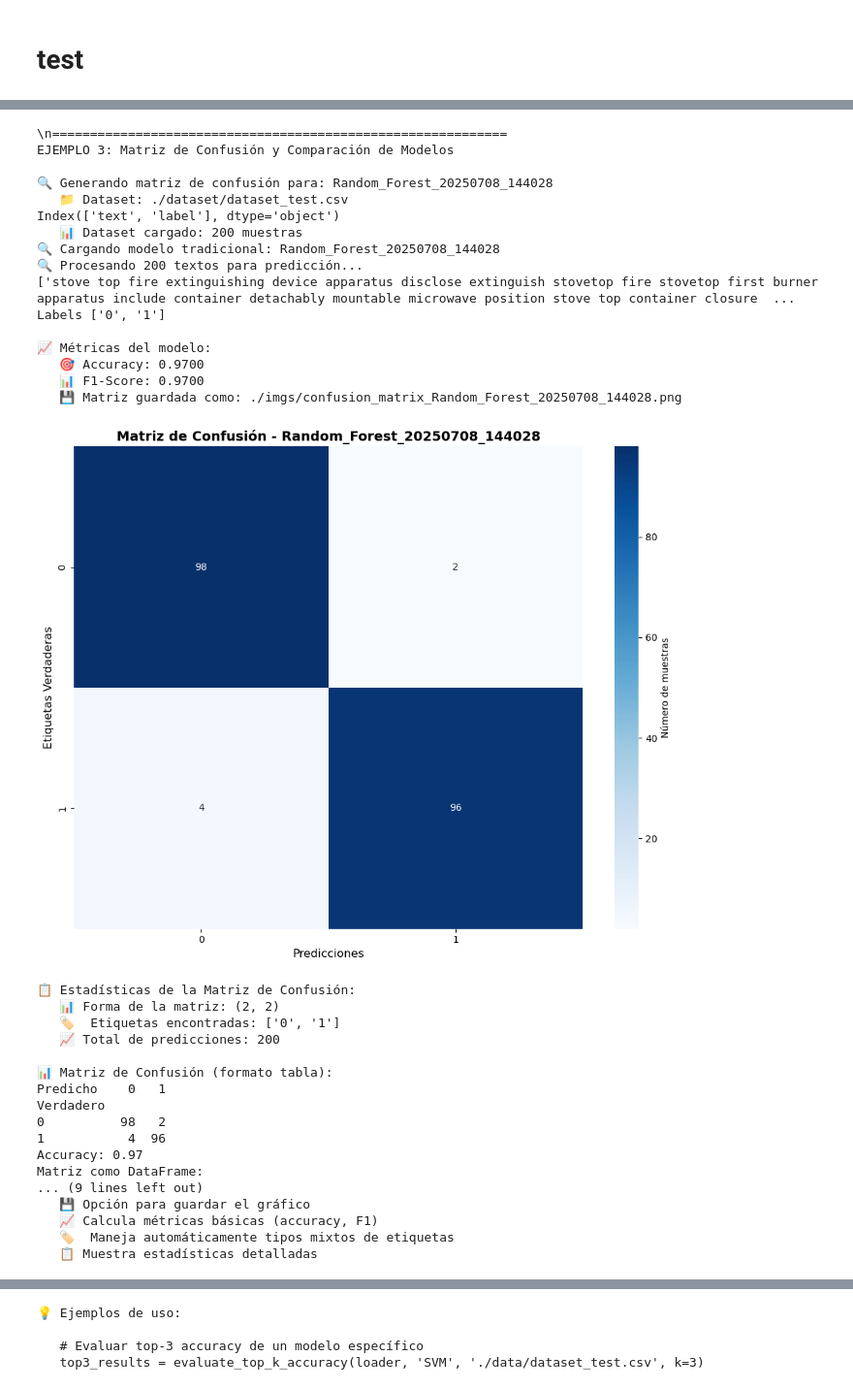
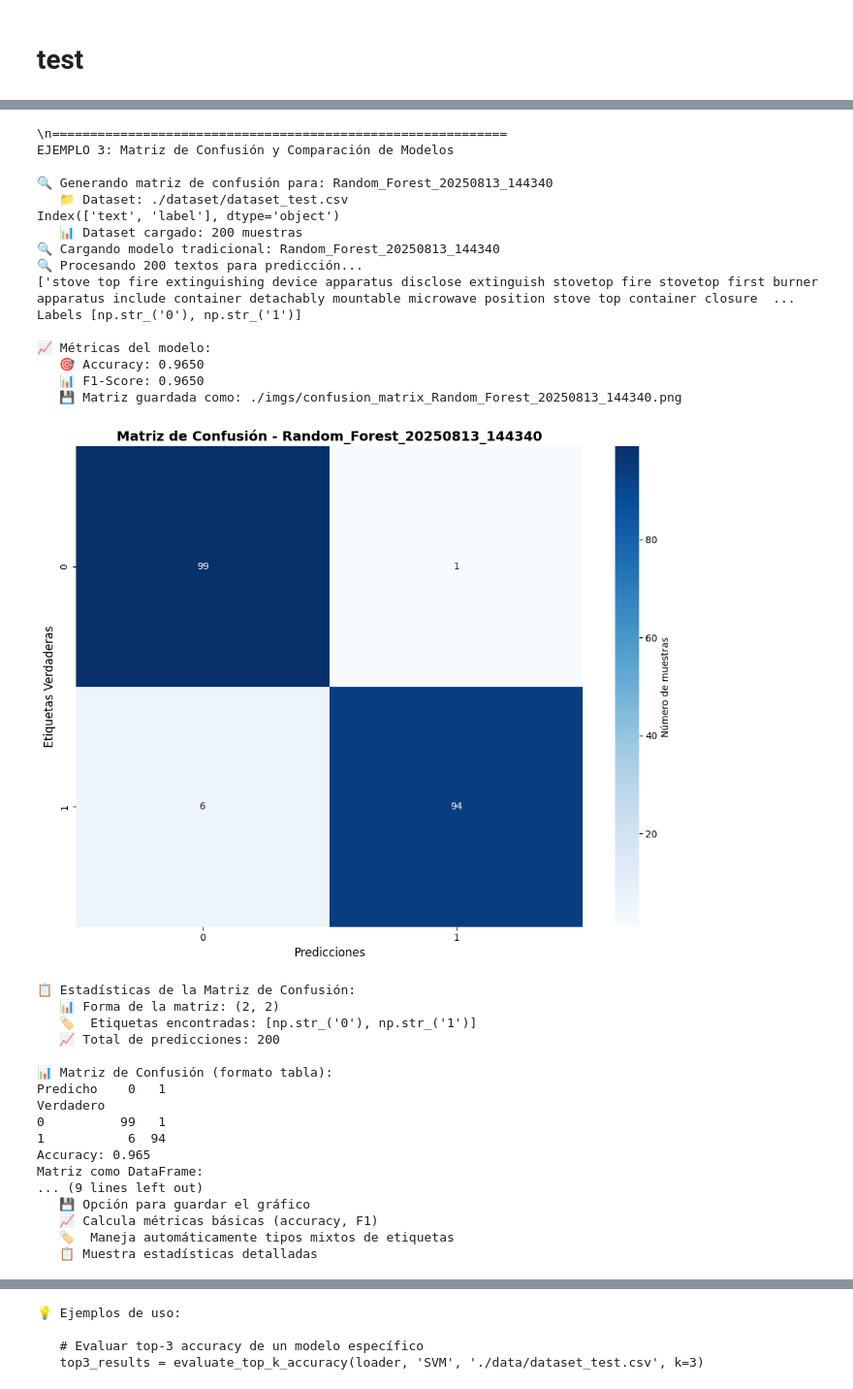
Before and after one commit to stevenaraujo98/patent_classification, a Jupyter notebook: supervised_new_data/5_use_model.ipynb, the cells around one changed output, grey strips where cells are left out. Shown: that part at 97% size. Drawn from its saved outputs; the diff is of its cells as text; code cells hidden in the pictures.

```diff
--- a/supervised_new_data/5_use_model.ipynb
+++ b/supervised_new_data/5_use_model.ipynb
@@ -327,7 +327,7 @@ def read_csv_dataset(file_path):
 print("🎯 SDG Classifier - Inferencia con Modelos Guardados")
 
 # Inicializar cargador de modelos
-loader = ModelLoader(models_trad_dir="./models/950000", models_trans_dir="./models/200000 transformer")
+loader = ModelLoader(models_trad_dir="./models/952002", models_trans_dir="./models/200000 transformer")
 
 # Listar modelos disponibles
 loader.list_available_models()
@@ -398,7 +398,7 @@ sample_texts = [
 ]
 
 # Nota: Reemplaza con el nombre real de tu modelo
-predictions, probs = predict_single_texts(loader, "Random_Forest_20250708_144028", sample_texts)
+predictions, probs = predict_single_texts(loader, "Random_Forest_20250813_144340", sample_texts)
 # predictions, probs = predict_single_texts(loader, "distilbert_10e_24b_0", sample_texts)
 # %% [output]
 \n============================================================
@@ -651,54 +651,54 @@ print("EJEMPLO 3: Matriz de Confusión y Comparación de Modelos")
 results = generate_confusion_matrix(
     model_loader=loader,
     # model_folder="bert_10e_24b",
-    model_folder="Random_Forest_20250708_144028",
+    model_folder="Random_Forest_20250813_144340",
     dataset_path='./dataset/dataset_test.csv',
     save_plot=True,
     figsize=(10, 8)
 )
 
 # Acceder a los resultados
 print("Accuracy:", results['accuracy'])
 print("Matriz como DataFrame:")
 print(results['confusion_matrix_df'])
 
 print("✅ Función 'generate_confusion_matrix' creada exitosamente!")
 print("\n📝 Características principales:")
 print("   🔍 Detecta automáticamente el tipo de modelo")
 print("   📊 Genera matriz de confusión visual con seaborn")
 print("   💾 Opción para guardar el gráfico")
 print("   📈 Calcula métricas básicas (accuracy, F1)")
 print("   🏷️  Maneja automáticamente tipos mixtos de etiquetas")
 print("   📋 Muestra estadísticas detalladas")
 # %% [output]
 \n============================================================
 EJEMPLO 3: Matriz de Confusión y Comparación de Modelos
 
-🔍 Generando matriz de confusión para: Random_Forest_20250708_144028
+🔍 Generando matriz de confusión para: Random_Forest_20250813_144340
    📁 Dataset: ./dataset/dataset_test.csv
 Index(['text', 'label'], dtype='object')
    📊 Dataset cargado: 200 muestras
-🔍 Cargando modelo tradicional: Random_Forest_20250708_144028
+🔍 Cargando modelo tradicional: Random_Forest_20250813_144340
 🔍 Procesando 200 textos para predicción...
 ['stove top fire extinguishing device apparatus disclose extinguish stovetop fire stovetop first burner apparatus include container detachably mountable microwave position stove top container closure  ...
-Labels ['0', '1']
+Labels [np.str_('0'), np.str_('1')]
 
 📈 Métricas del modelo:
-   🎯 Accuracy: 0.9700
-   📊 F1-Score: 0.9700
-   💾 Matriz guardada como: ./imgs/confusion_matrix_Random_Forest_20250708_144028.png
+   🎯 Accuracy: 0.9650
+   📊 F1-Score: 0.9650
+   💾 Matriz guardada como: ./imgs/confusion_matrix_Random_Forest_20250813_144340.png
-[figure, old version]
+[figure, new version]
 📋 Estadísticas de la Matriz de Confusión:
    📊 Forma de la matriz: (2, 2)
-   🏷️  Etiquetas encontradas: ['0', '1']
+   🏷️  Etiquetas encontradas: [np.str_('0'), np.str_('1')]
    📈 Total de predicciones: 200
 
 📊 Matriz de Confusión (formato tabla):
 Predicho    0   1
 Verdadero
-0          98   2
-1           4  96
-Accuracy: 0.97
+0          99   1
+1           6  94
+Accuracy: 0.965
 Matriz como DataFrame:
 ... (9 lines left out)
    💾 Opción para guardar el gráfico
```
Also changed, not shown: parts of 16 cells of this notebook, 38 other files.
